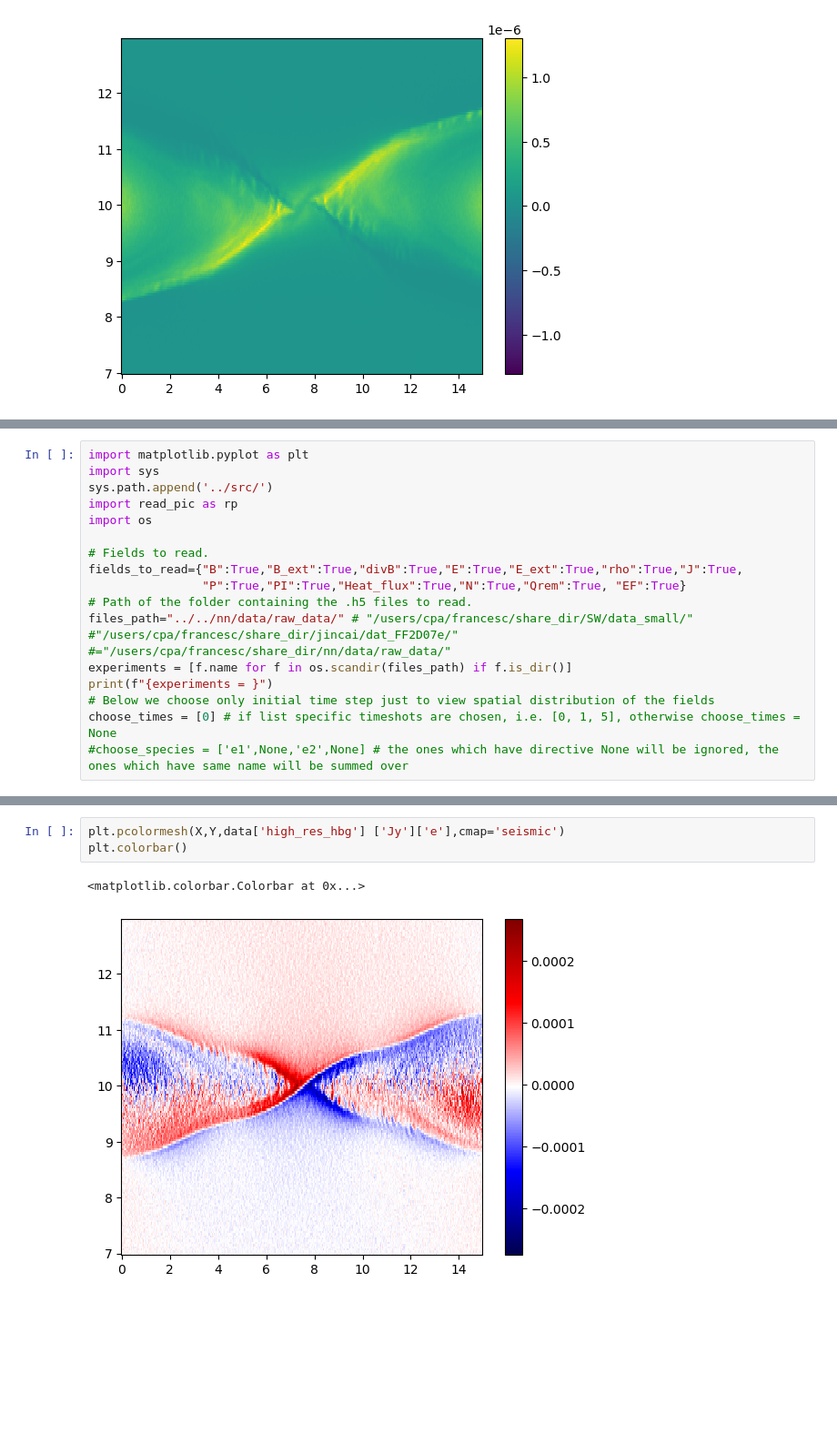
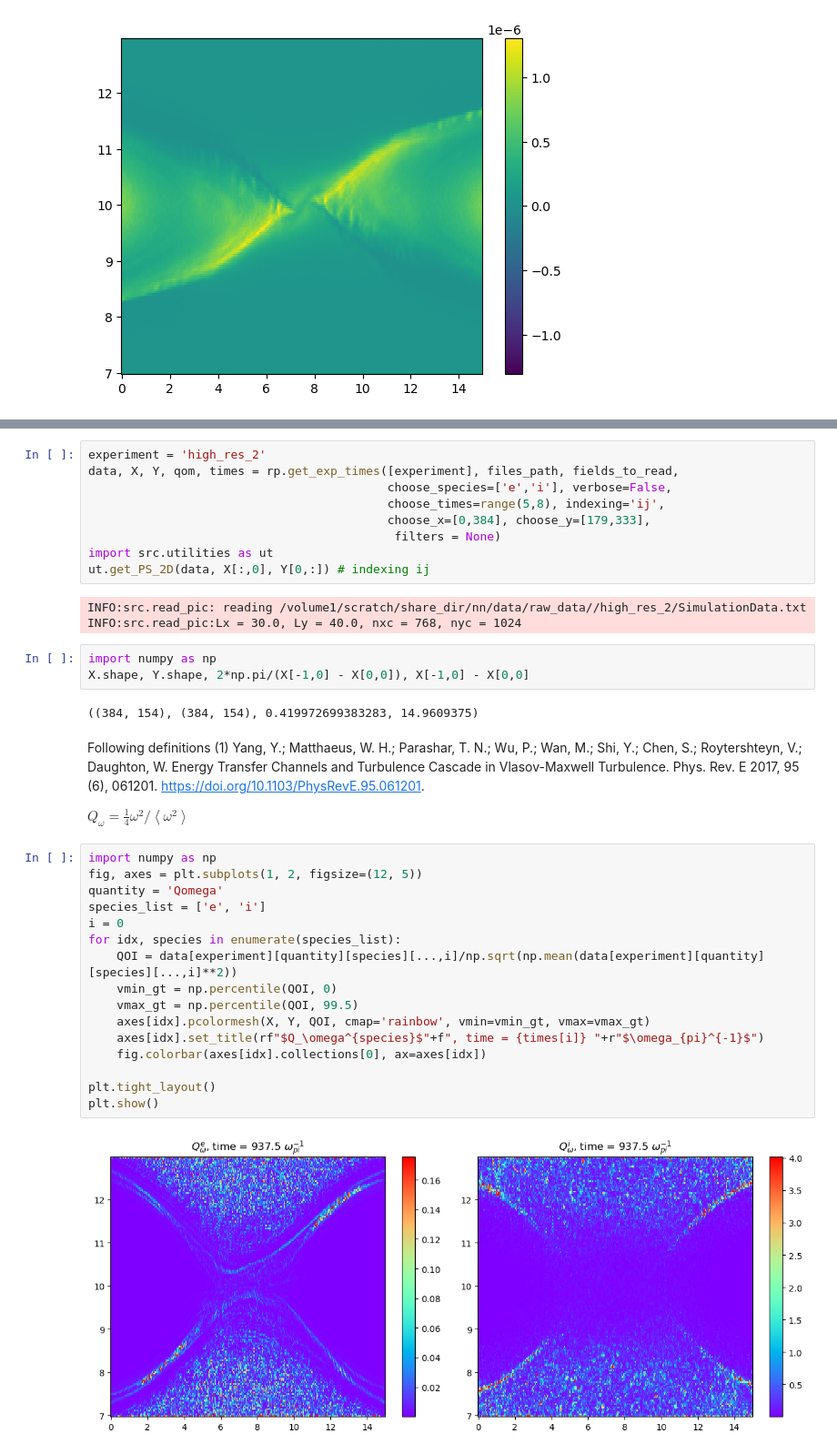
Before and after one commit to georgemilosh/closure, a Jupyter notebook: examples/using_read_PIC.ipynb, the cells around one changed output, grey strips where cells are left out. Shown at 91% size. Drawn from its saved outputs; the diff is of its cells as text; blank space fills up the shorter version.

Commit message:
updated tutorials with some instructions on how to read data

```diff
--- a/examples/using_read_PIC.ipynb
+++ b/examples/using_read_PIC.ipynb
@@ -92,17 +95,0 @@ print(dictionary)
-# %%
-import matplotlib.pyplot as plt
-import sys
-sys.path.append('../src/')
-import read_pic as rp
-import os
-
-# Fields to read.
-fields_to_read={"B":True,"B_ext":True,"divB":True,"E":True,"E_ext":True,"rho":True,"J":True,
-                "P":True,"PI":True,"Heat_flux":True,"N":True,"Qrem":True, "EF":True}
-# Path of the folder containing the .h5 files to read.
-files_path="../../nn/data/raw_data/" # "/users/cpa/francesc/share_dir/SW/data_small/" #"/users/cpa/francesc/share_dir/jincai/dat_FF2D07e/" #="/users/cpa/francesc/share_dir/nn/data/raw_data/"
-experiments = [f.name for f in os.scandir(files_path) if f.is_dir()]
-print(f"{experiments = }")
-# Below we choose only initial time step just to view spatial distribution of the fields
-choose_times = [0] # if list specific timeshots are chosen, i.e. [0, 1, 5], otherwise choose_times = None
-#choose_species = ['e1',None,'e2',None] # the ones which have directive None will be ignored, the ones which have same name will be summed over
@@ -125,6 +96,41 @@ plt.colorbar()
-# %%
-plt.pcolormesh(X,Y,data['high_res_hbg'] ['Jy']['e'],cmap='seismic')
-plt.colorbar()
-# %% [output]
-<matplotlib.colorbar.Colorbar at 0x...>
-[figure, removed]
+# %%
+experiment = 'high_res_2'
+data, X, Y, qom, times = rp.get_exp_times([experiment], files_path, fields_to_read,
+                                          choose_species=['e','i'], verbose=False,
+                                          choose_times=range(5,8), indexing='ij',
+                                          choose_x=[0,384], choose_y=[179,333],
+                                           filters = None)
+import src.utilities as ut
+ut.get_PS_2D(data, X[:,0], Y[0,:]) # indexing ij
+# %% [output]
+INFO:src.read_pic: reading /volume1/scratch/share_dir/nn/data/raw_data//high_res_2/SimulationData.txt
+INFO:src.read_pic:Lx = 30.0, Ly = 40.0, nxc = 768, nyc = 1024
+# %%
+import numpy as np
+X.shape, Y.shape, 2*np.pi/(X[-1,0] - X[0,0]), X[-1,0] - X[0,0]
+# %% [output]
+((384, 154), (384, 154), 0.419972699383283, 14.9609375)
+# %% [markdown]
+Following definitions (1) Yang, Y.; Matthaeus, W. H.; Parashar, T. N.; Wu, P.; Wan, M.; Shi, Y.; Chen, S.; Roytershteyn, V.; Daughton, W. Energy Transfer Channels and Turbulence Cascade in Vlasov-Maxwell Turbulence. Phys. Rev. E 2017, 95 (6), 061201. https://doi.org/10.1103/PhysRevE.95.061201.
+
+$
+Q_\omega=\frac{1}{4} \omega^2 /\left\langle\omega^2\right\rangle
+$
+# %%
+import numpy as np
+fig, axes = plt.subplots(1, 2, figsize=(12, 5))
+quantity = 'Qomega'
+species_list = ['e', 'i']
+i = 0
+for idx, species in enumerate(species_list):
+    QOI = data[experiment][quantity][species][...,i]/np.sqrt(np.mean(data[experiment][quantity][species][...,i]**2))
+    vmin_gt = np.percentile(QOI, 0)
+    vmax_gt = np.percentile(QOI, 99.5)
+    axes[idx].pcolormesh(X, Y, QOI, cmap='rainbow', vmin=vmin_gt, vmax=vmax_gt)
+    axes[idx].set_title(rf"$Q_\omega^{species}$"+f", time = {times[i]} "+r"$\omega_{pi}^{-1}$")
+    fig.colorbar(axes[idx].collections[0], ax=axes[idx])
+
+plt.tight_layout()
+plt.show()
+# %% [output]
+[figure, added]
```
Also changed, not shown: parts of 40 cells of this notebook.
